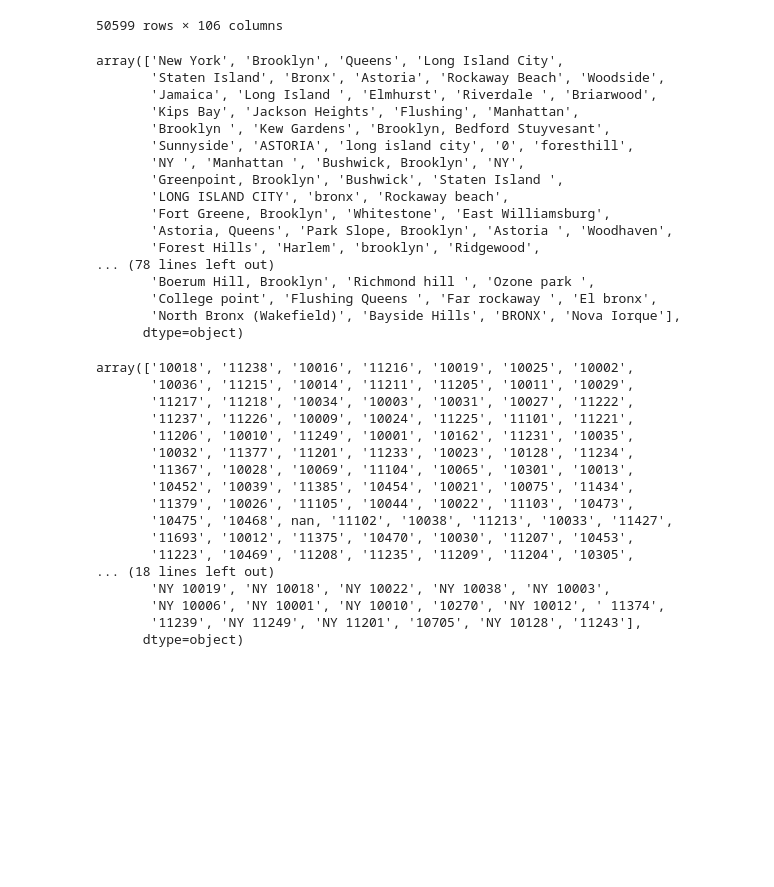
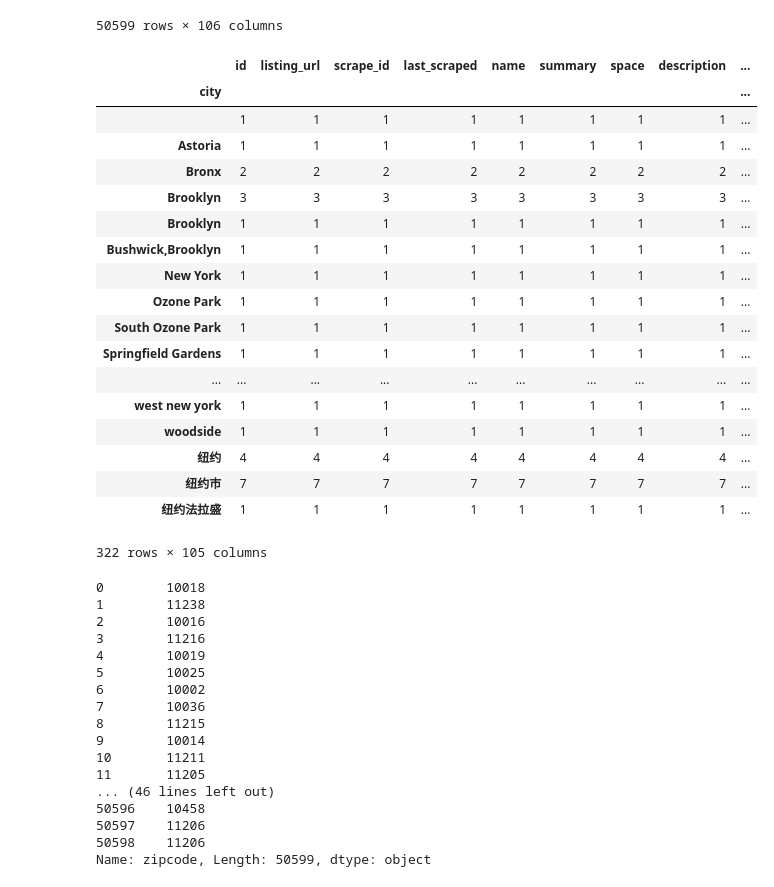
Before and after one commit to liscruz/myrepository, a Jupyter notebook: ETL.ipynb, the cells around one changed output. Cells and saved outputs as stored; diff of their text form; code cells hidden in the pictures; blank space fills up the shorter version.

```diff
--- a/ETL.ipynb
+++ b/ETL.ipynb
@@ -105,44 +106,50 @@ data
 # %%
 #Trying to group by cities---not going to work since some hosts put the neighborhood name instead of the actual city
 df= data['city'].unique()
-df
+data.groupby('city').count()
 # %% [output]
+|  | id | listing_url | scrape_id | last_scraped | name | summary | space | description | ... |
+| city |  |  |  |  |  |  |  |  | ... |
+|  | 1 | 1 | 1 | 1 | 1 | 1 | 1 | 1 | ... |
+| Astoria | 1 | 1 | 1 | 1 | 1 | 1 | 1 | 1 | ... |
+| Bronx | 2 | 2 | 2 | 2 | 2 | 2 | 2 | 2 | ... |
+| Brooklyn | 3 | 3 | 3 | 3 | 3 | 3 | 3 | 3 | ... |
+| Brooklyn | 1 | 1 | 1 | 1 | 1 | 1 | 1 | 1 | ... |
+| Bushwick,Brooklyn | 1 | 1 | 1 | 1 | 1 | 1 | 1 | 1 | ... |
+| New York | 1 | 1 | 1 | 1 | 1 | 1 | 1 | 1 | ... |
+| Ozone Park | 1 | 1 | 1 | 1 | 1 | 1 | 1 | 1 | ... |
+| South Ozone Park | 1 | 1 | 1 | 1 | 1 | 1 | 1 | 1 | ... |
+| Springfield Gardens | 1 | 1 | 1 | 1 | 1 | 1 | 1 | 1 | ... |
+| ... | ... | ... | ... | ... | ... | ... | ... | ... | ... |
+| west new york | 1 | 1 | 1 | 1 | 1 | 1 | 1 | 1 | ... |
+| woodside | 1 | 1 | 1 | 1 | 1 | 1 | 1 | 1 | ... |
+| 纽约 | 4 | 4 | 4 | 4 | 4 | 4 | 4 | 4 | ... |
+| 纽约市 | 7 | 7 | 7 | 7 | 7 | 7 | 7 | 7 | ... |
+| 纽约法拉盛 | 1 | 1 | 1 | 1 | 1 | 1 | 1 | 1 | ... |
-array(['New York', 'Brooklyn', 'Queens', 'Long Island City',
-       'Staten Island', 'Bronx', 'Astoria', 'Rockaway Beach', 'Woodside',
-       'Jamaica', 'Long Island ', 'Elmhurst', 'Riverdale ', 'Briarwood',
-       'Kips Bay', 'Jackson Heights', 'Flushing', 'Manhattan',
-       'Brooklyn ', 'Kew Gardens', 'Brooklyn, Bedford Stuyvesant',
-       'Sunnyside', 'ASTORIA', 'long island city', '0', 'foresthill',
-       'NY ', 'Manhattan ', 'Bushwick, Brooklyn', 'NY',
-       'Greenpoint, Brooklyn', 'Bushwick', 'Staten Island ',
-       'LONG ISLAND CITY', 'bronx', 'Rockaway beach',
-       'Fort Greene, Brooklyn', 'Whitestone', 'East Williamsburg',
-       'Astoria, Queens', 'Park Slope, Brooklyn', 'Astoria ', 'Woodhaven',
-       'Forest Hills', 'Harlem', 'brooklyn', 'Ridgewood',
-... (78 lines left out)
-       'Boerum Hill, Brooklyn', 'Richmond hill ', 'Ozone park ',
-       'College point', 'Flushing Queens ', 'Far rockaway ', 'El bronx',
-       'North Bronx (Wakefield)', 'Bayside Hills', 'BRONX', 'Nova Iorque'],
-      dtype=object)
+322 rows × 105 columns
 # %%
 #groupbyzipcodes and try to establish all of the zipcodes for each borough
 df= data['zipcode'].unique()
+
+#strip non numeric digits in zipcode
+df= data['zipcode'] = data['zipcode'].map(lambda x: x.lstrip('+-').rstrip('aAbBcC'))
 df
+#data['zipcode']
 # %% [output]
-array(['10018', '11238', '10016', '11216', '10019', '10025', '10002',
-       '10036', '11215', '10014', '11211', '11205', '10011', '10029',
-       '11217', '11218', '10034', '10003', '10031', '10027', '11222',
-       '11237', '11226', '10009', '10024', '11225', '11101', '11221',
-       '11206', '10010', '11249', '10001', '10162', '11231', '10035',
-       '10032', '11377', '11201', '11233', '10023', '10128', '11234',
-       '11367', '10028', '10069', '11104', '10065', '10301', '10013',
-       '10452', '10039', '11385', '10454', '10021', '10075', '11434',
-       '11379', '10026', '11105', '10044', '10022', '11103', '10473',
-       '10475', '10468', nan, '11102', '10038', '11213', '10033', '11427',
-       '11693', '10012', '11375', '10470', '10030', '11207', '10453',
-       '11223', '10469', '11208', '11235', '11209', '11204', '10305',
-... (18 lines left out)
-       'NY 10019', 'NY 10018', 'NY 10022', 'NY 10038', 'NY 10003',
-       'NY 10006', 'NY 10001', 'NY 10010', '10270', 'NY 10012', ' 11374',
-       '11239', 'NY 11249', 'NY 11201', '10705', 'NY 10128', '11243'],
-      dtype=object)
+0        10018
+1        11238
+2        10016
+3        11216
+4        10019
+5        10025
+6        10002
+7        10036
+8        11215
+9        10014
+10       11211
+11       11205
+... (46 lines left out)
+50596    10458
+50597    11206
+50598    11206
+Name: zipcode, Length: 50599, dtype: object
```
Also changed, not shown: parts of 8 cells of this notebook.
